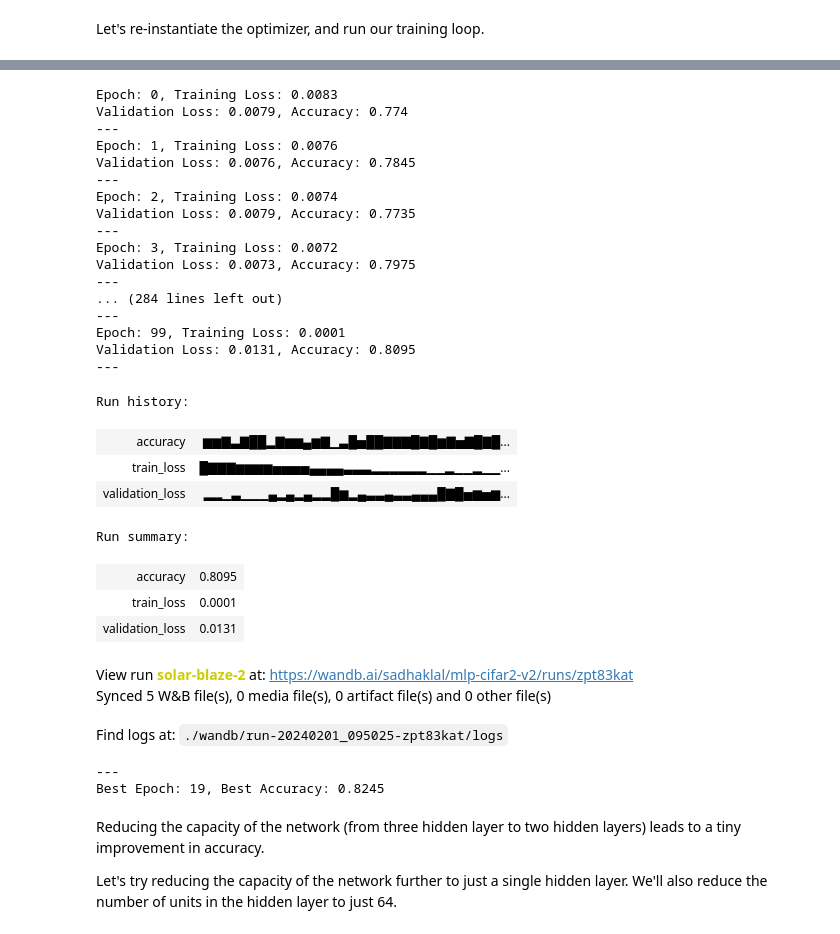
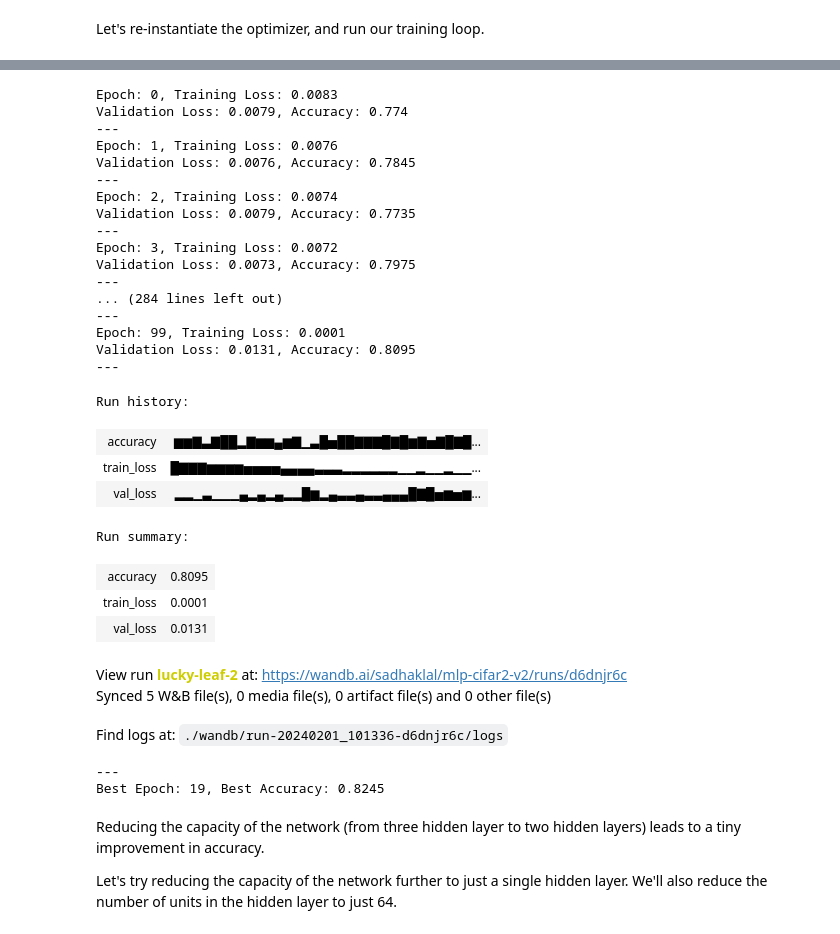
Before and after one commit to sambitmukherjee/dlwpt-exercises, a Jupyter notebook: chapter_7/exercise_2.ipynb, the cells around one changed output, grey strips where cells are left out. Saved outputs shown, nothing was run; the diff lists cells and outputs as text; code cells hidden in the pictures.

Commit message:
Fixed inconsistent naming convention of keys in the calls to `wandb.log`

```diff
--- a/chapter_7/exercise_2.ipynb
+++ b/chapter_7/exercise_2.ipynb
@@ -459,47 +459,47 @@ for epoch in range(n_epochs):
 
     wandb.log({
         'train_loss': train_loss,
-        'validation_loss': val_loss,
+        'val_loss': val_loss,
         'accuracy': acc
     })
 
     if acc > best_acc:
         best_epoch = epoch
         best_acc = acc
 
     print("---")
 wandb.finish()
 print("---")
 print(f"Best Epoch: {best_epoch}, Best Accuracy: {best_acc}")
 # %% [output]
 Epoch: 0, Training Loss: 0.0083
 Validation Loss: 0.0079, Accuracy: 0.774
 ---
 Epoch: 1, Training Loss: 0.0076
 Validation Loss: 0.0076, Accuracy: 0.7845
 ---
 Epoch: 2, Training Loss: 0.0074
 Validation Loss: 0.0079, Accuracy: 0.7735
 ---
 Epoch: 3, Training Loss: 0.0072
 Validation Loss: 0.0073, Accuracy: 0.7975
 ---
 ... (284 lines left out)
 ---
 Epoch: 99, Training Loss: 0.0001
 Validation Loss: 0.0131, Accuracy: 0.8095
 ---
 Run history:
 | accuracy | ▆▆▇▃▇██▂▇▆▆▄▆▇▁▃█▅██▇▇▇█▇█▆▇▅▇█▇█... |
 | train_loss | █▇▇▇▆▆▆▆▅▅▅▅▄▄▄▄▃▃▃▂▂▂▂▂▂▁▁▂▁▁▂▁▁... |
-| validation_loss | ▂▂▁▃▁▁▁▄▂▄▂▄▂▂█▆▂▄▃▃▄▃▃▄▄▄█▇█▅▆▅▆... |
+| val_loss | ▂▂▁▃▁▁▁▄▂▄▂▄▂▂█▆▂▄▃▃▄▃▃▄▄▄█▇█▅▆▅▆... |
 Run summary:
 | accuracy | 0.8095 |
 | train_loss | 0.0001 |
-| validation_loss | 0.0131 |
+| val_loss | 0.0131 |
-View run solar-blaze-2 at: https://wandb.ai/sadhaklal/mlp-cifar2-v2/runs/zpt83kat
+View run lucky-leaf-2 at: https://wandb.ai/sadhaklal/mlp-cifar2-v2/runs/d6dnjr6c
 Synced 5 W&B file(s), 0 media file(s), 0 artifact file(s) and 0 other file(s)
-Find logs at: ./wandb/run-20240201_095025-zpt83kat/logs
+Find logs at: ./wandb/run-20240201_101336-d6dnjr6c/logs
 ---
 Best Epoch: 19, Best Accuracy: 0.8245
 # %% [markdown]
```
Also changed, not shown: parts of 4 cells of this notebook.
